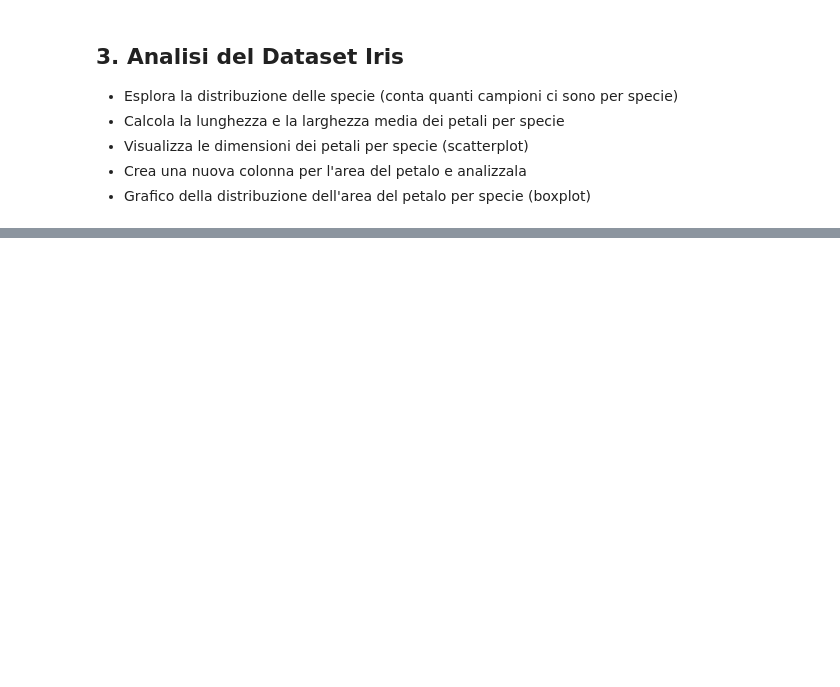
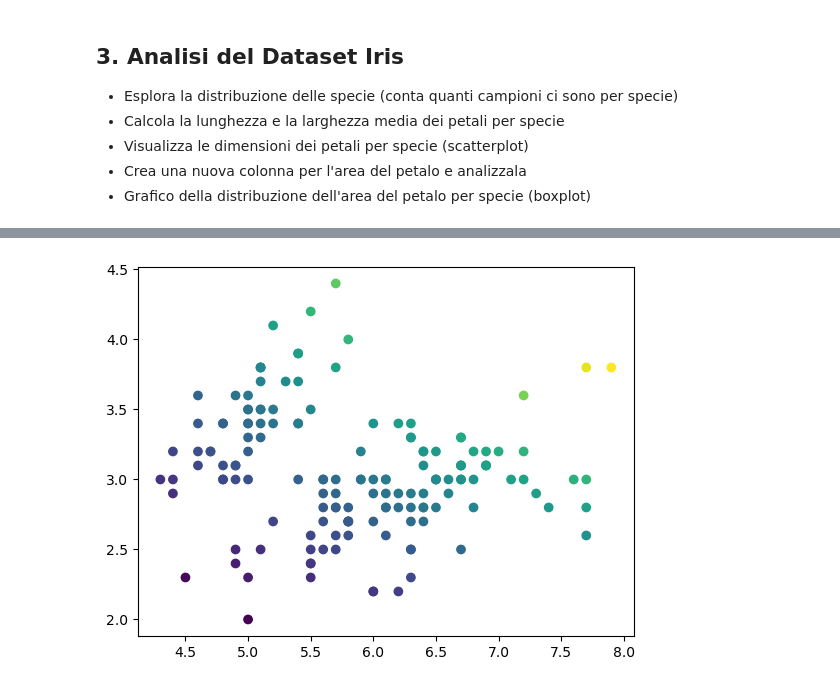
Before and after one commit to Blaz05/ProgrammingLab2, a Jupyter notebook: 4_Esercizi_lez_4.ipynb, the cells around one changed output, grey strips where cells are left out. Drawn from its saved outputs; the diff is of its cells as text; code cells hidden in the pictures; blank space fills up the shorter version.

```diff
--- a/4_Esercizi_lez_4.ipynb
+++ b/4_Esercizi_lez_4.ipynb
@@ -141,0 +173,6 @@ df.head()
+# %%
+area = df['sepal_length'] * df['sepal_width']
+plt.scatter(x=df['sepal_length'], y=df['sepal_width'], c = area)
+plt.show()
+# %% [output]
+[figure, added]
```
Also changed, not shown: parts of 5 cells of this notebook.
